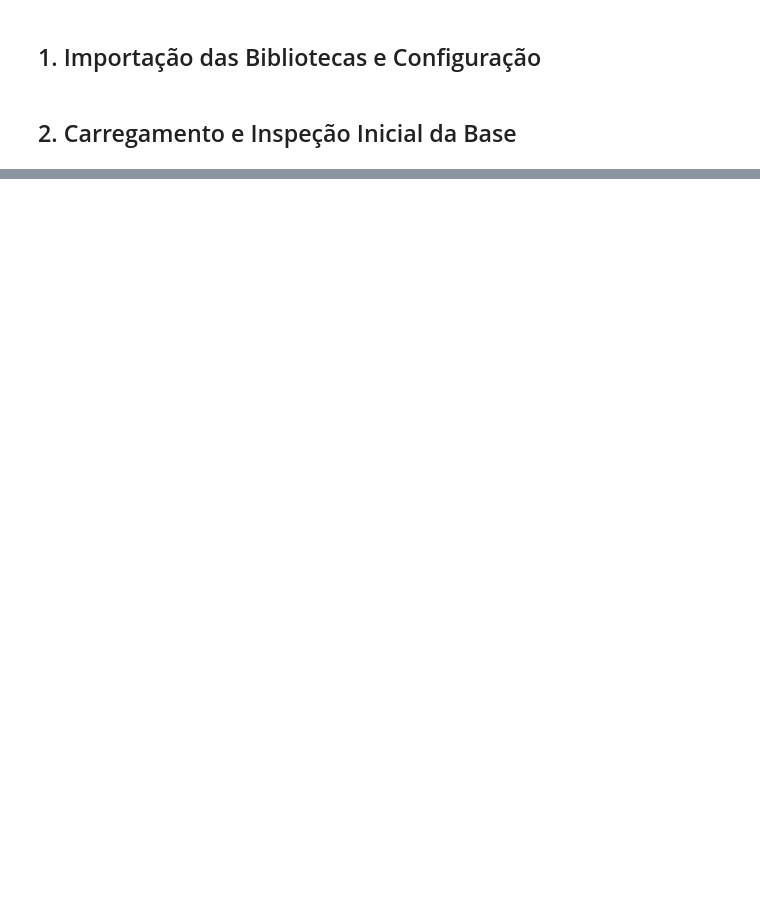
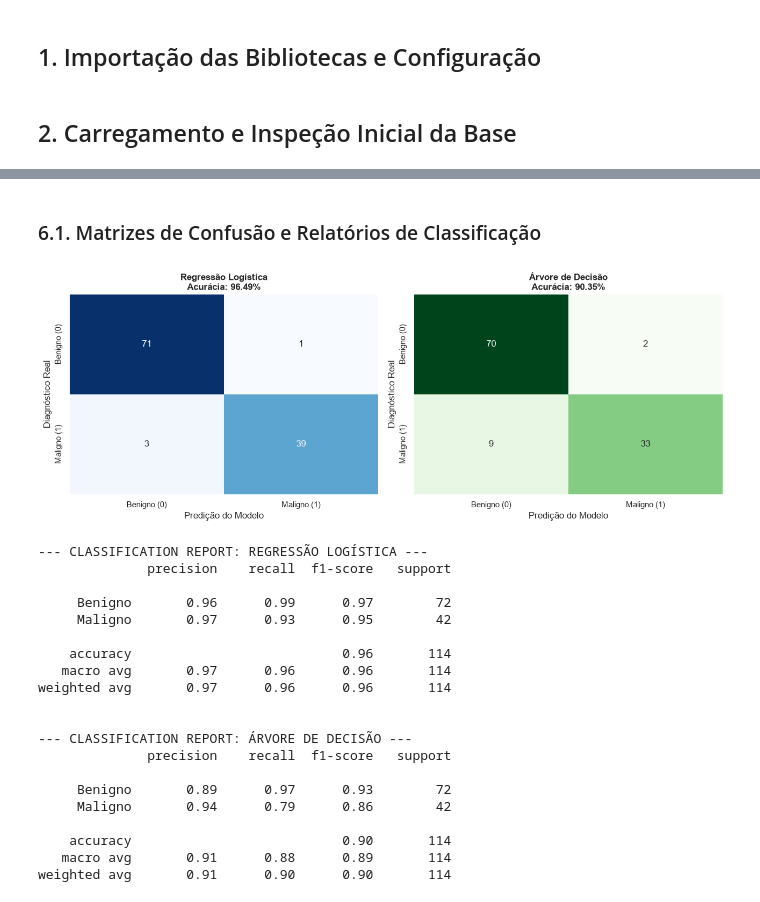
Before and after one commit to brunomirandadev/pos-tech-ia-devs-tc-fase1, a Jupyter notebook: notebook/analise_diagnostico.ipynb, the cells around one changed output, grey strips where cells are left out. Saved outputs shown, nothing was run; the diff lists cells and outputs as text; code cells hidden in the pictures; blank space fills up the shorter version.

```diff
--- a/notebook/analise_diagnostico.ipynb
+++ b/notebook/analise_diagnostico.ipynb
@@ -150,0 +262,20 @@ plt.show()
+# %%
+# Predições nos dados de teste
+y_pred_lr = modelo_lr.predict(X_test_scaled)
+y_proba_lr = modelo_lr.predict_proba(X_test_scaled)[:, 1]
+
+y_pred_dt = modelo_dt.predict(X_test)
+y_proba_dt = modelo_dt.predict_proba(X_test)[:, 1]
+
+# Tabela comparativa de métricas
+metricas = {
+    "Acurácia": [accuracy_score(y_test, y_pred_lr), accuracy_score(y_test, y_pred_dt)],
+    "Precisão": [precision_score(y_test, y_pred_lr), precision_score(y_test, y_pred_dt)],
+    "Recall (Sensibilidade)": [recall_score(y_test, y_pred_lr), recall_score(y_test, y_pred_dt)],
+    "F1-Score": [f1_score(y_test, y_pred_lr), f1_score(y_test, y_pred_dt)],
+    "ROC-AUC": [roc_auc_score(y_test, y_proba_lr), roc_auc_score(y_test, y_proba_dt)]
+}
+
+df_metricas = pd.DataFrame(metricas, index=["Regressão Logística", "Árvore de Decisão"])
+print("--- COMPARATIVO DE MÉTRICAS (TESTE) ---")
+display(df_metricas)
@@ -150,0 +287,51 @@ plt.show()
+# %% [markdown]
+### 6.1. Matrizes de Confusão e Relatórios de Classificação
+# %%
+fig, axes = plt.subplots(1, 2, figsize=(13, 5))
+
+# Matriz Regressão Logística
+cm_lr = confusion_matrix(y_test, y_pred_lr)
+sns.heatmap(cm_lr, annot=True, fmt='d', cmap='Blues', cbar=False, ax=axes[0],
+            xticklabels=['Benigno (0)', 'Maligno (1)'], yticklabels=['Benigno (0)', 'Maligno (1)'])
+axes[0].set_title(f"Regressão Logística\nAcurácia: {df_metricas.loc['Regressão Logística', 'Acurácia']:.2%}", fontweight='bold')
+axes[0].set_xlabel("Predição do Modelo")
+axes[0].set_ylabel("Diagnóstico Real")
+
+# Matriz Árvore de Decisão
+cm_dt = confusion_matrix(y_test, y_pred_dt)
+sns.heatmap(cm_dt, annot=True, fmt='d', cmap='Greens', cbar=False, ax=axes[1],
+            xticklabels=['Benigno (0)', 'Maligno (1)'], yticklabels=['Benigno (0)', 'Maligno (1)'])
+axes[1].set_title(f"Árvore de Decisão\nAcurácia: {df_metricas.loc['Árvore de Decisão', 'Acurácia']:.2%}", fontweight='bold')
+axes[1].set_xlabel("Predição do Modelo")
+axes[1].set_ylabel("Diagnóstico Real")
+
+plt.tight_layout()
+plt.show()
+
+print("--- CLASSIFICATION REPORT: REGRESSÃO LOGÍSTICA ---")
+print(classification_report(y_test, y_pred_lr, target_names=['Benigno', 'Maligno']))
+
+print("\n--- CLASSIFICATION REPORT: ÁRVORE DE DECISÃO ---")
+print(classification_report(y_test, y_pred_dt, target_names=['Benigno', 'Maligno']))
+# %% [output]
+[figure, added]
+--- CLASSIFICATION REPORT: REGRESSÃO LOGÍSTICA ---
+              precision    recall  f1-score   support
+
+     Benigno       0.96      0.99      0.97        72
+     Maligno       0.97      0.93      0.95        42
+
+    accuracy                           0.96       114
+   macro avg       0.97      0.96      0.96       114
+weighted avg       0.97      0.96      0.96       114
+
+
+--- CLASSIFICATION REPORT: ÁRVORE DE DECISÃO ---
+              precision    recall  f1-score   support
+
+     Benigno       0.89      0.97      0.93        72
+     Maligno       0.94      0.79      0.86        42
+
+    accuracy                           0.90       114
+   macro avg       0.91      0.88      0.89       114
+weighted avg       0.91      0.90      0.90       114
```
Also changed, not shown: parts of 26 cells of this notebook, 1 other file.
